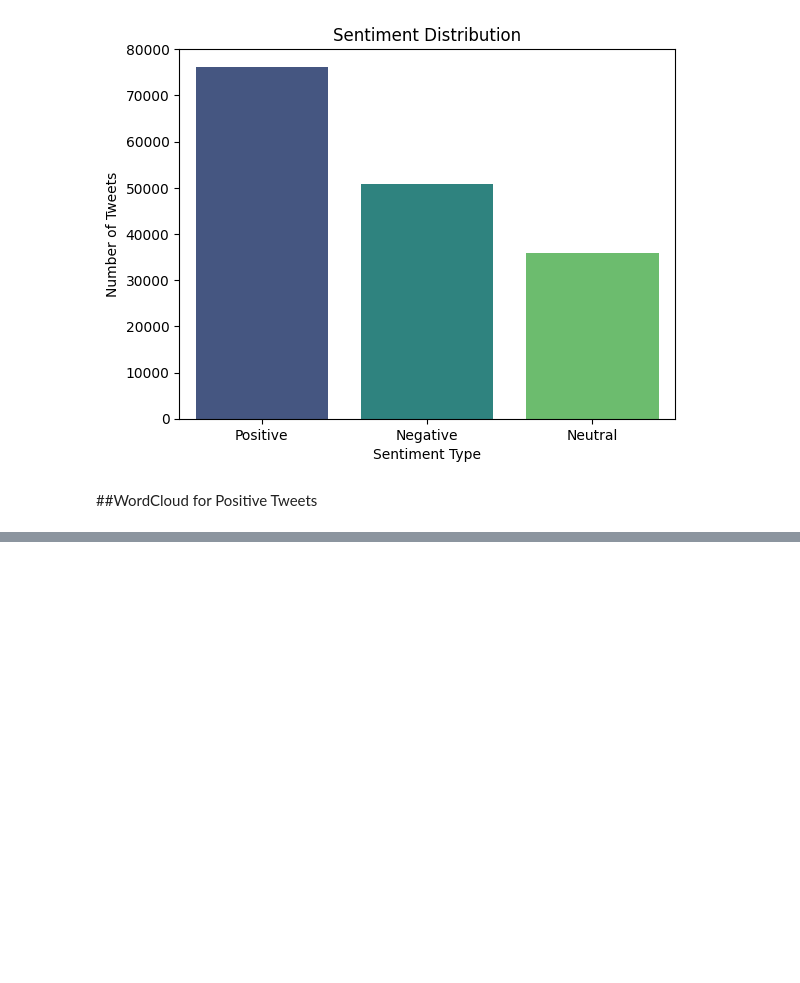
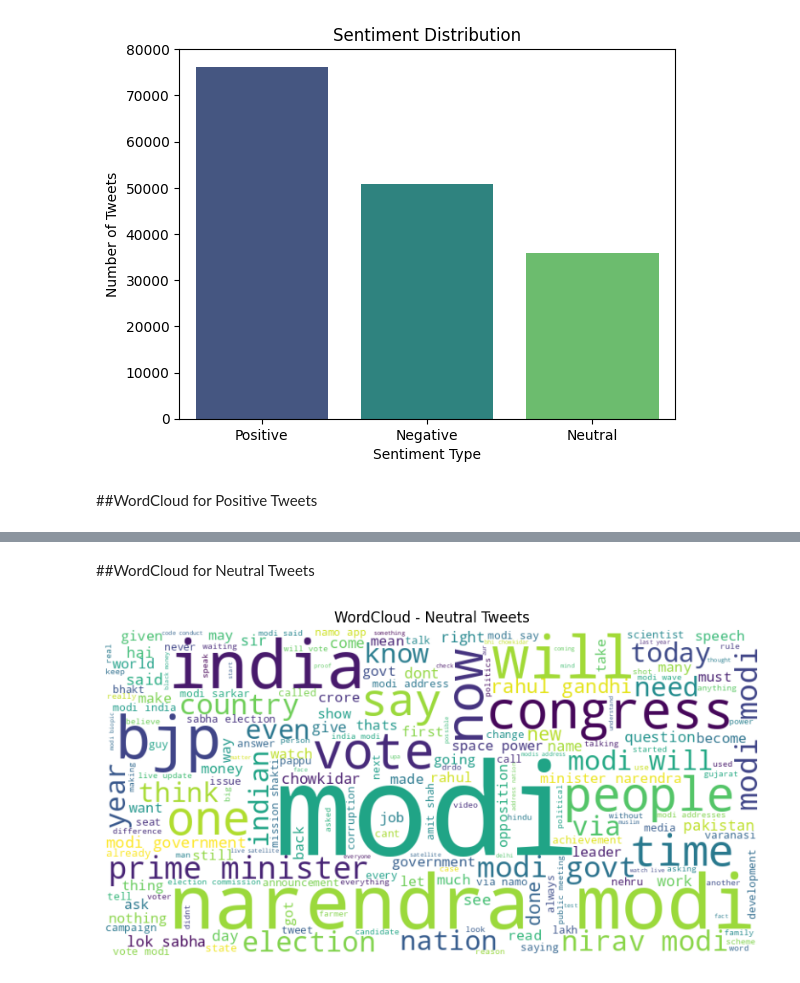
Before and after one commit to chandrika1004/PRODIGY_DS_04, a Jupyter notebook: Task4.ipynb, the cells around one changed output, grey strips where cells are left out. Drawn from its saved outputs; the diff is of its cells as text; code cells hidden in the pictures; blank space fills up the shorter version.

```diff
--- a/Task4.ipynb
+++ b/Task4.ipynb
@@ -98,0 +99,12 @@ plt.show()
+# %% [markdown]
+##WordCloud for Neutral Tweets
+# %%
+neutral_text = " ".join(twitter[twitter['sentiment']=='Neutral']['clean_text'])
+wordcloud_neutral = WordCloud(background_color='white', colormap='viridis', width=800, height=400).generate(neutral_text)
+plt.figure(figsize=(10,5))
+plt.imshow(wordcloud_neutral, interpolation='bilinear')
+plt.axis("off")
+plt.title('WordCloud - Neutral Tweets')
+plt.show()
+# %% [output]
+[figure, added]
```
Also changed, not shown: parts of 2 cells of this notebook.
